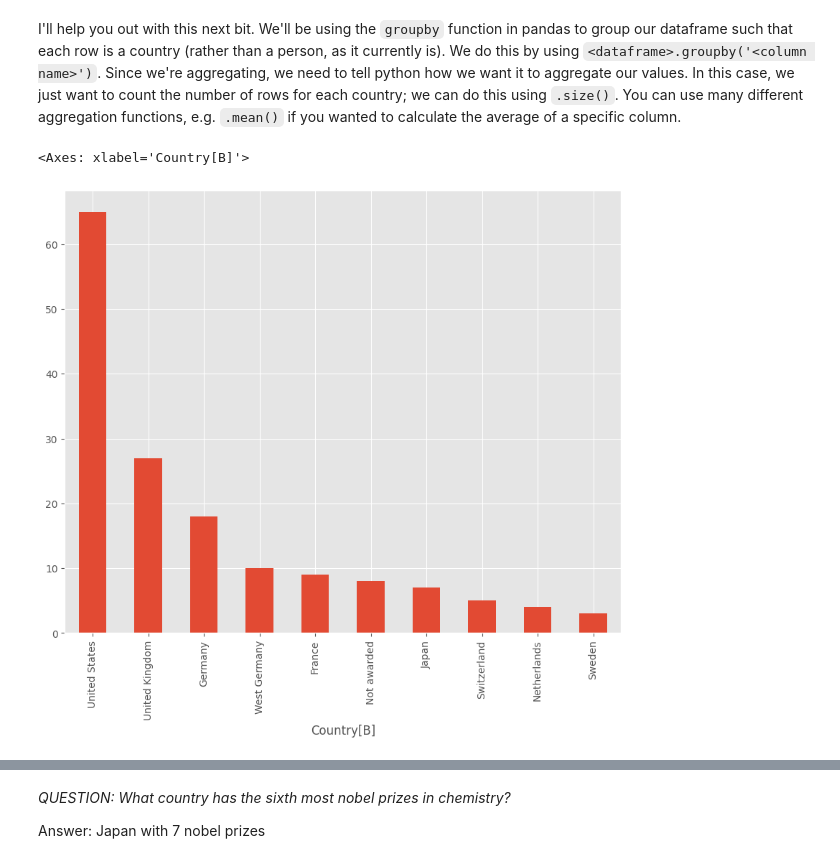
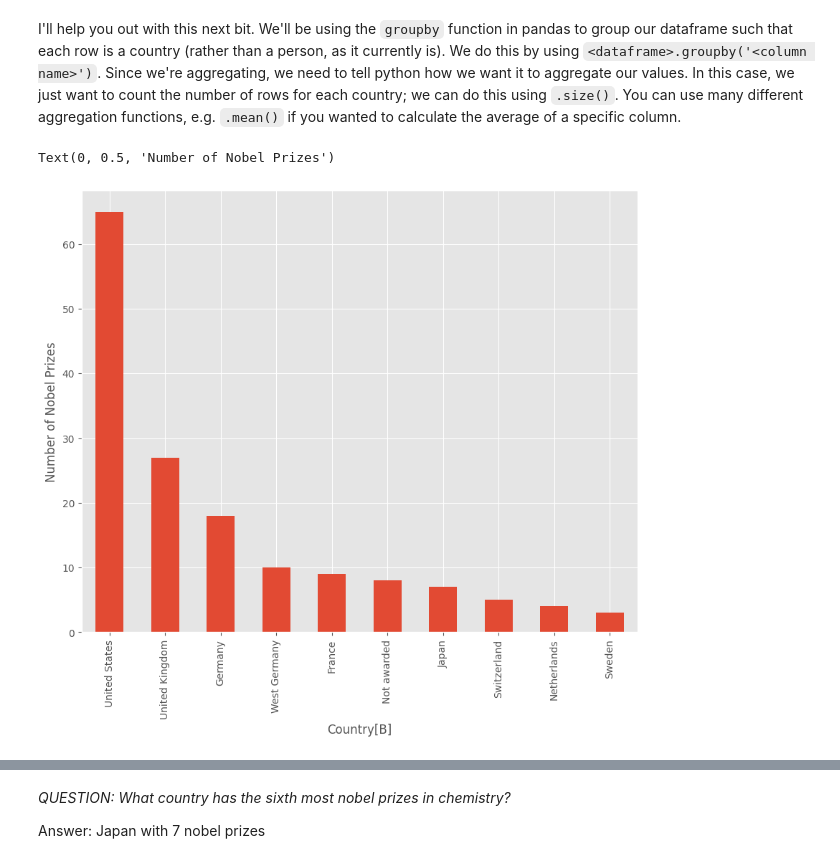
Before and after one commit to Sofiav014/QM2, a Jupyter notebook: notebooks/W02. Pandas.ipynb, the cells around one changed output, grey strips where cells are left out. Saved outputs shown, nothing was run; the diff lists cells and outputs as text; code cells hidden in the pictures.

```diff
--- a/notebooks/W02. Pandas.ipynb
+++ b/notebooks/W02. Pandas.ipynb
@@ -487,11 +548,15 @@ I'll help you out with this next bit. We'll be using the `groupby` function in p
 # %%
 # create a new dataframe called 'country' in which each row is a country, and the values represent the number of nobel laureates.
 country = chem.groupby('Country[B]').size()
 
 # now sort it in descending order
 country = country.sort_values(ascending=False)
 # finally, plot the top 10 countries
 country.head(10).plot(kind='bar')
+
+# y axis named number of nobel prizes
+y_label = 'Number of Nobel Prizes'
+plt.ylabel(y_label)
 # %% [output]
-<Axes: xlabel='Country[B]'>
+Text(0, 0.5, 'Number of Nobel Prizes')
-[figure, old version]
+[figure, new version]
```
Also changed, not shown: parts of 12 cells of this notebook.
